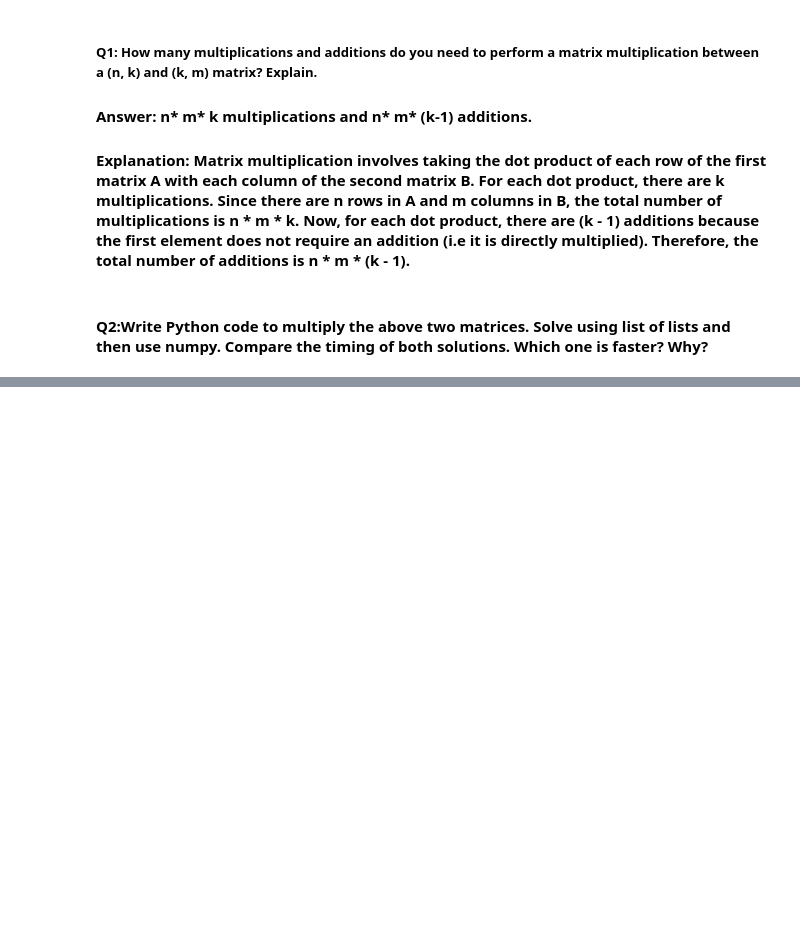
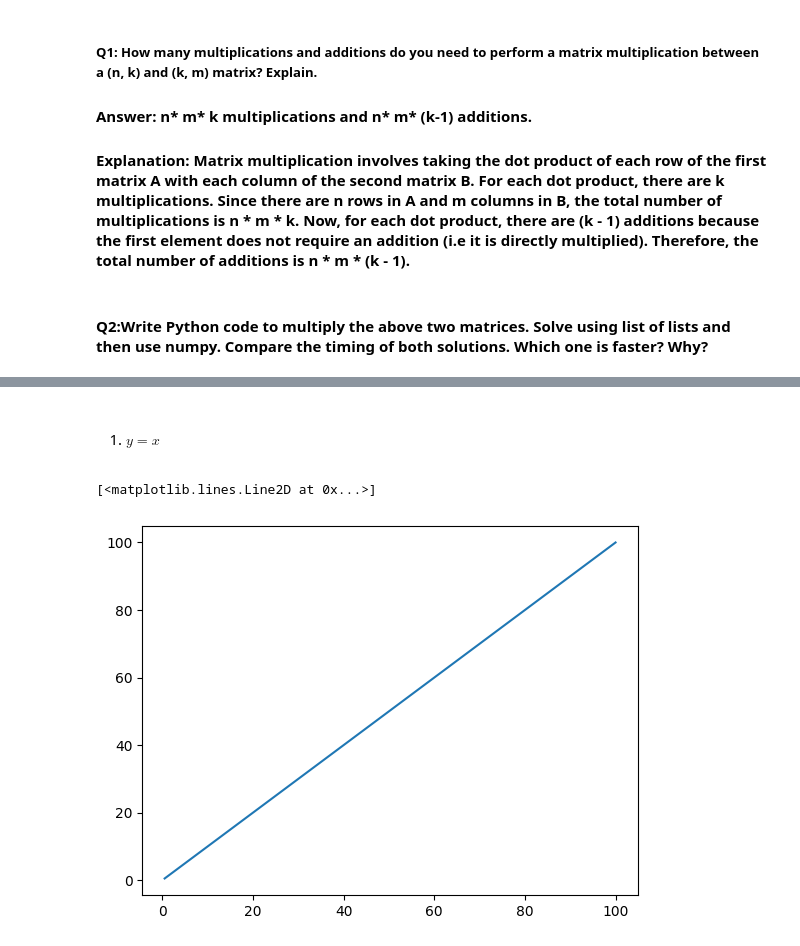
Before and after one commit to Deus1704/ML_Prerequisite_test, a Jupyter notebook: task.ipynb, the cells around one changed output, grey strips where cells are left out. Cells and saved outputs as stored; diff of their text form; code cells hidden in the pictures; blank space fills up the shorter version.

```diff
--- a/task.ipynb
+++ b/task.ipynb
@@ -60,0 +319,5 @@ The time taken by this method is: 0.00024962425231933594
+# %%
+!pip install matplotlib
+import matplotlib.pyplot as plt
+import numpy as np
+arr_x=np.linspace(0.5,100,200)
@@ -60,0 +336,7 @@ The time taken by this method is: 0.00024962425231933594
+# %% [markdown]
+1. ##### $y=x$
+# %%
+plt.plot(arr_x,arr_x)
+# %% [output]
+[<matplotlib.lines.Line2D at 0x...>]
+[figure, added]
```
Also changed, not shown: parts of 42 cells of this notebook.
